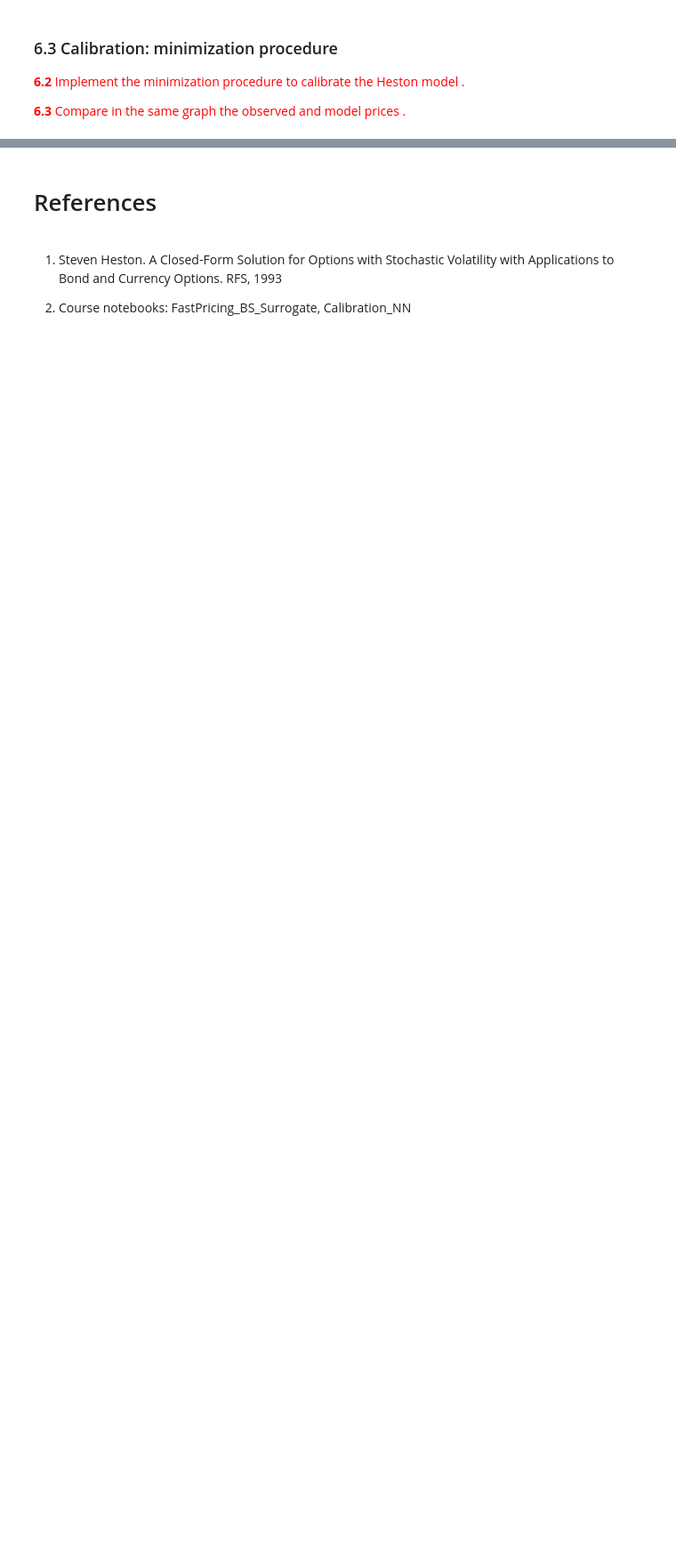
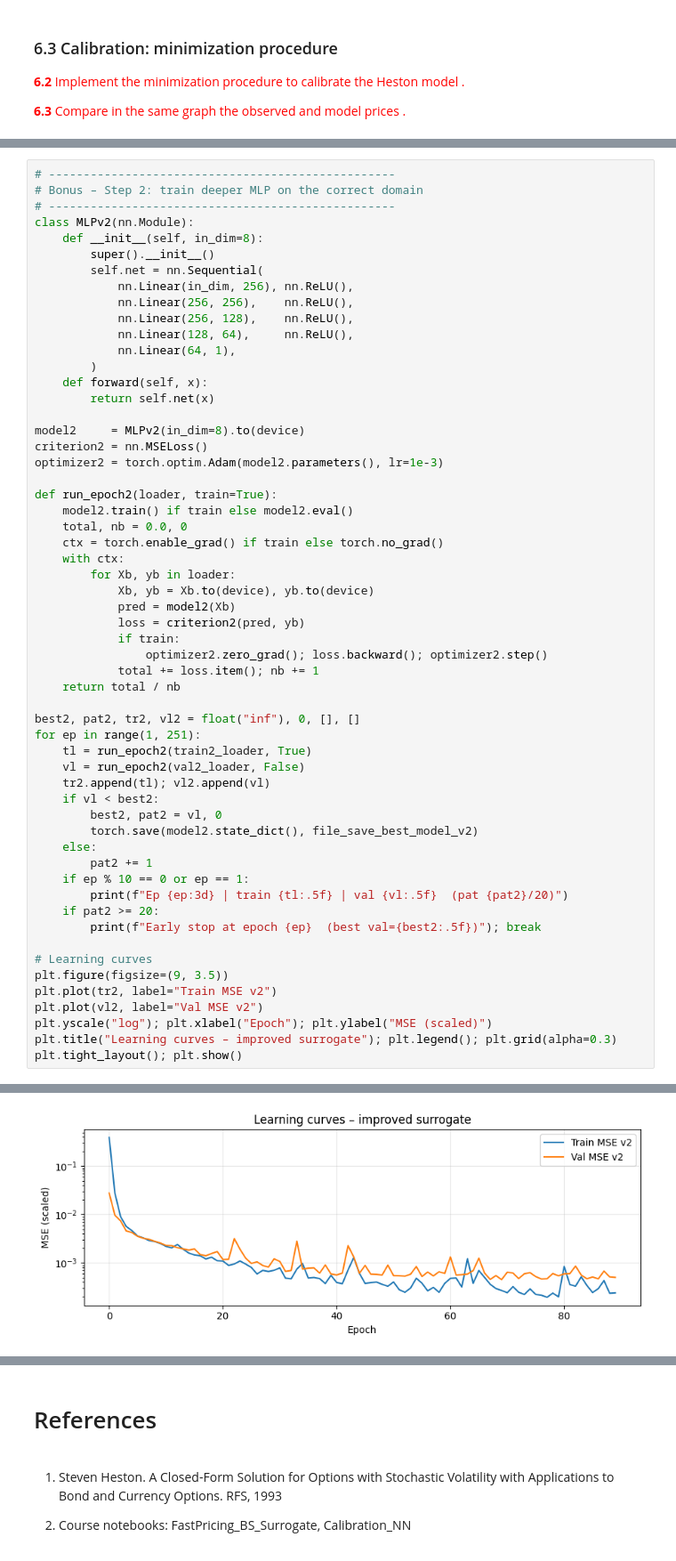
Before and after one commit to RaynorEtienn/Deep-Learning-in-Finance, a Jupyter notebook: Project/Heston.ipynb, the cells around one changed output, grey strips where cells are left out. Shown at 89% size. Drawn from its saved outputs; the diff is of its cells as text; blank space fills up the shorter version.

```diff
--- a/Project/Heston.ipynb
+++ b/Project/Heston.ipynb
@@ -865,0 +1035,58 @@ plt.show()
+# %%
+# --------------------------------------------------
+# Bonus – Step 2: train deeper MLP on the correct domain
+# --------------------------------------------------
+class MLPv2(nn.Module):
+    def __init__(self, in_dim=8):
+        super().__init__()
+        self.net = nn.Sequential(
+            nn.Linear(in_dim, 256), nn.ReLU(),
+            nn.Linear(256, 256),    nn.ReLU(),
+            nn.Linear(256, 128),    nn.ReLU(),
+            nn.Linear(128, 64),     nn.ReLU(),
+            nn.Linear(64, 1),
+        )
+    def forward(self, x):
+        return self.net(x)
+
+model2     = MLPv2(in_dim=8).to(device)
+criterion2 = nn.MSELoss()
+optimizer2 = torch.optim.Adam(model2.parameters(), lr=1e-3)
+
+def run_epoch2(loader, train=True):
+    model2.train() if train else model2.eval()
+    total, nb = 0.0, 0
+    ctx = torch.enable_grad() if train else torch.no_grad()
+    with ctx:
+        for Xb, yb in loader:
+            Xb, yb = Xb.to(device), yb.to(device)
+            pred = model2(Xb)
+            loss = criterion2(pred, yb)
+            if train:
+                optimizer2.zero_grad(); loss.backward(); optimizer2.step()
+            total += loss.item(); nb += 1
+    return total / nb
+
+best2, pat2, tr2, vl2 = float("inf"), 0, [], []
+for ep in range(1, 251):
+    tl = run_epoch2(train2_loader, True)
+    vl = run_epoch2(val2_loader, False)
+    tr2.append(tl); vl2.append(vl)
+    if vl < best2:
+        best2, pat2 = vl, 0
+        torch.save(model2.state_dict(), file_save_best_model_v2)
+    else:
+        pat2 += 1
+    if ep % 10 == 0 or ep == 1:
+        print(f"Ep {ep:3d} | train {tl:.5f} | val {vl:.5f}  (pat {pat2}/20)")
+    if pat2 >= 20:
+        print(f"Early stop at epoch {ep}  (best val={best2:.5f})"); break
+
+# Learning curves
+plt.figure(figsize=(9, 3.5))
+plt.plot(tr2, label="Train MSE v2")
+plt.plot(vl2, label="Val MSE v2")
+plt.yscale("log"); plt.xlabel("Epoch"); plt.ylabel("MSE (scaled)")
+plt.title("Learning curves – improved surrogate"); plt.legend(); plt.grid(alpha=0.3)
+plt.tight_layout(); plt.show()
+# %% [output]
@@ -865,0 +1104 @@ plt.show()
+[figure, added]
```
Also changed, not shown: parts of 17 cells of this notebook, 4 other files.
